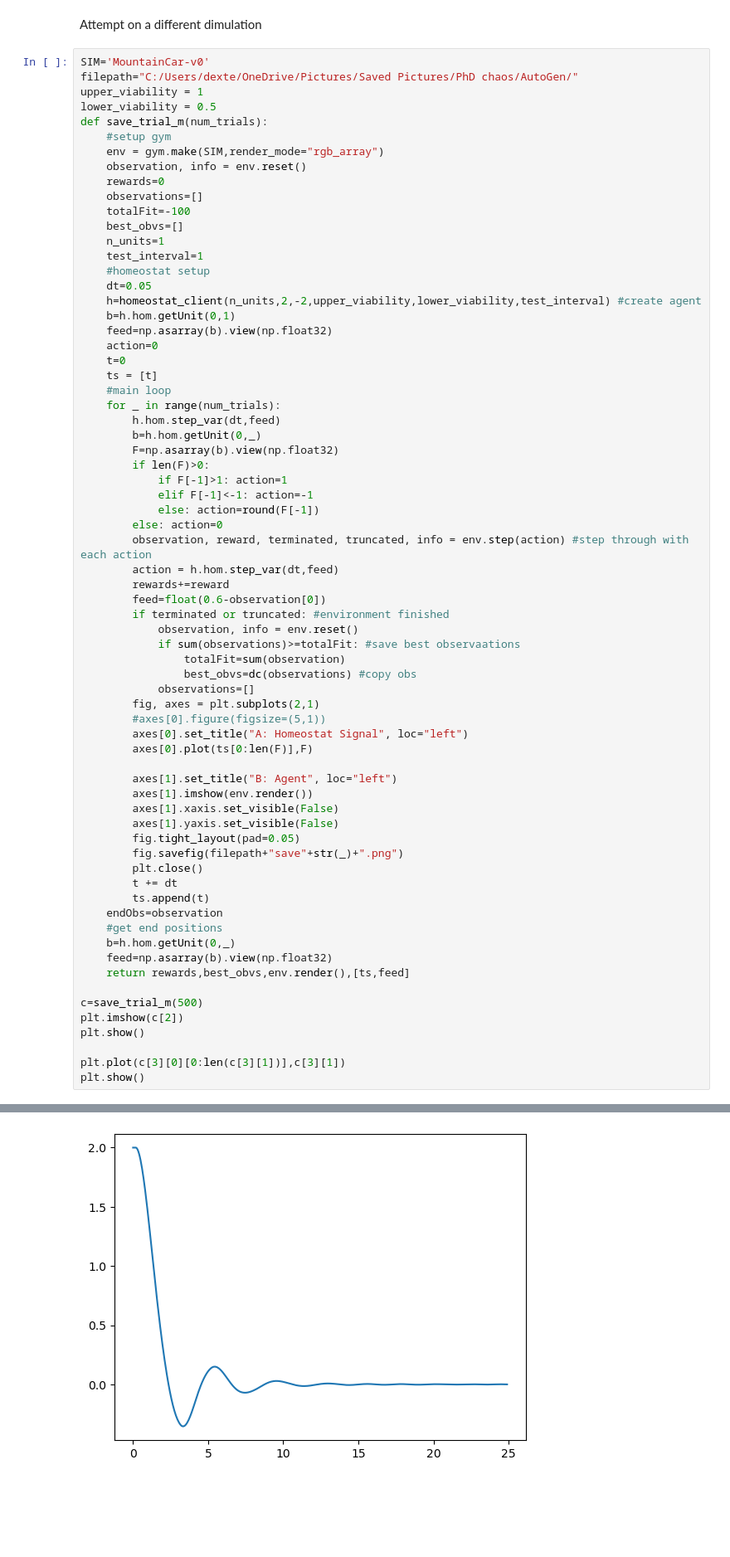
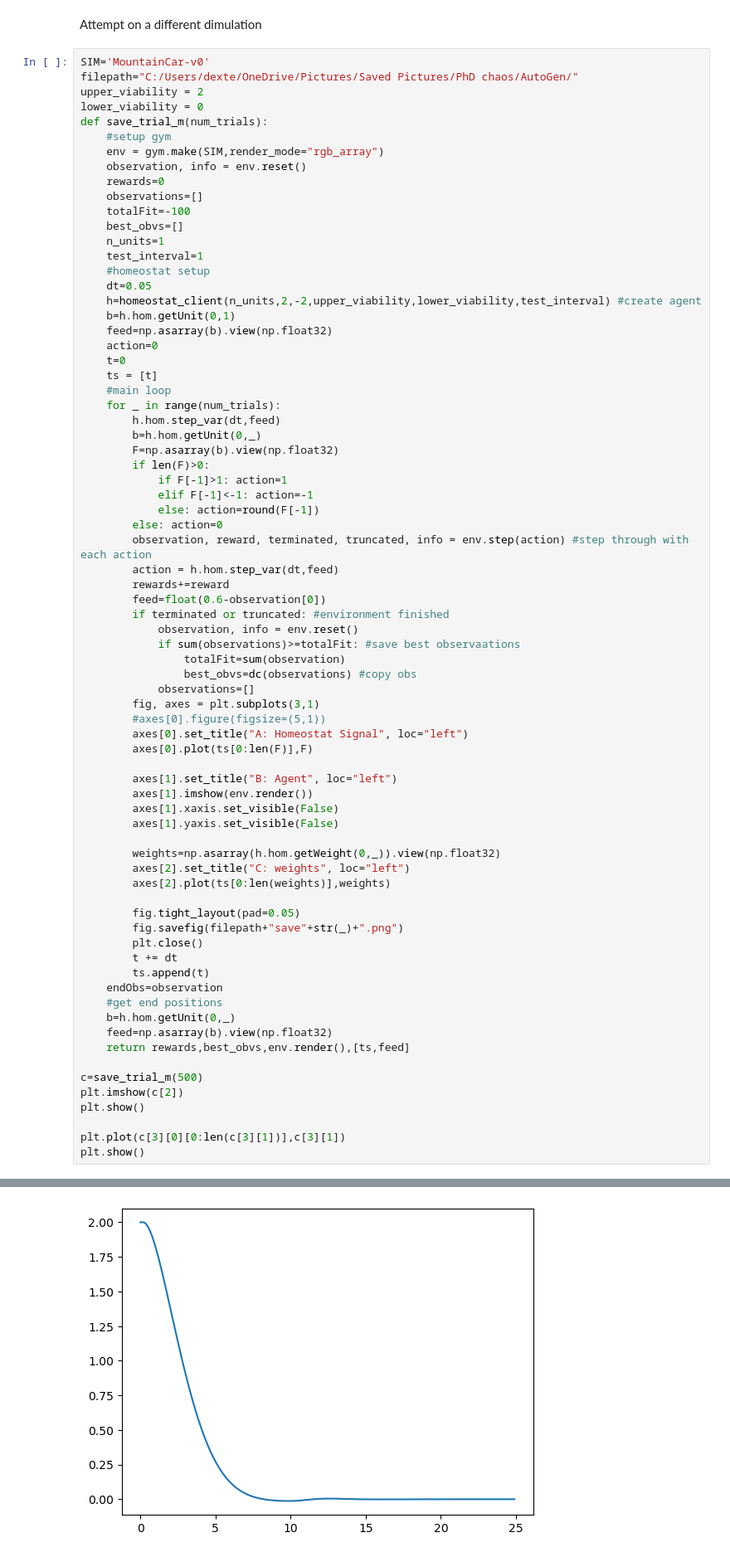
Before and after one commit to shepai/Chaos-Robotics, a Jupyter notebook: Simulation/Reward Modelling/homeostat.ipynb, the cells around one changed output, grey strips where cells are left out. Shown at 83% size. Cells and saved outputs as stored; diff of their text form; blank space fills up the shorter version.

```diff
--- a/Simulation/Reward Modelling/homeostat.ipynb
+++ b/Simulation/Reward Modelling/homeostat.ipynb
@@ -395,8 +393,8 @@ Attempt on a different dimulation
 # %%
 SIM='MountainCar-v0'
 filepath="C:/Users/dexte/OneDrive/Pictures/Saved Pictures/PhD chaos/AutoGen/"
-upper_viability = 1
-lower_viability = 0.5
+upper_viability = 2
+lower_viability = 0
 def save_trial_m(num_trials):
     #setup gym
     env = gym.make(SIM,render_mode="rgb_array")
@@ -435,7 +433,7 @@ def save_trial_m(num_trials):
                 totalFit=sum(observation)
                 best_obvs=dc(observations) #copy obs
             observations=[]
-        fig, axes = plt.subplots(2,1)
+        fig, axes = plt.subplots(3,1)
         #axes[0].figure(figsize=(5,1))
         axes[0].set_title("A: Homeostat Signal", loc="left")
         axes[0].plot(ts[0:len(F)],F)
@@ -444,6 +442,11 @@ def save_trial_m(num_trials):
         axes[1].imshow(env.render())
         axes[1].xaxis.set_visible(False)
         axes[1].yaxis.set_visible(False)
+
+        weights=np.asarray(h.hom.getWeight(0,_)).view(np.float32)
+        axes[2].set_title("C: weights", loc="left")
+        axes[2].plot(ts[0:len(weights)],weights)
+
         fig.tight_layout(pad=0.05)
         fig.savefig(filepath+"save"+str(_)+".png")
         plt.close()
@@ -466 +469 @@ plt.show()
-[figure, old version]
+[figure, new version]
```
Also changed, not shown: parts of 2 cells of this notebook, 2 other files.
